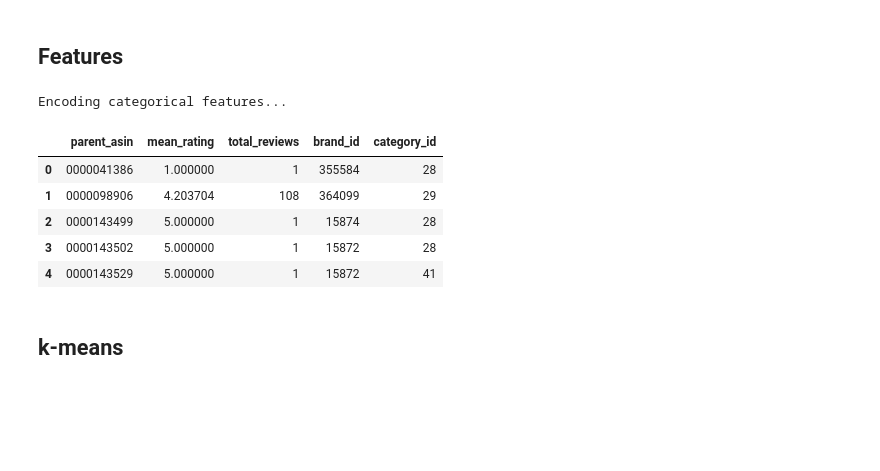
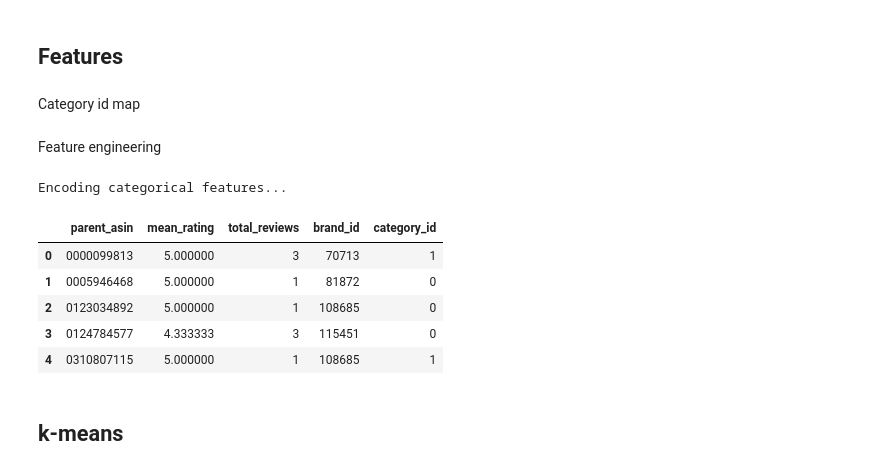
Before and after one commit to Algoholics-Anonymous/COMP3610A3, a Jupyter notebook: Clustering_KMeans.ipynb, the cells around one changed output. Saved outputs shown, nothing was run; the diff lists cells and outputs as text; code cells hidden in the pictures; blank space fills up the shorter version.

```diff
--- a/Clustering_KMeans.ipynb
+++ b/Clustering_KMeans.ipynb
@@ -70,13 +70,13 @@ def get_needed_cols(base_path, category):
     gc.collect()
     return df
 # %%
-base_path= Path(r"F:\Saeed\frames")
+base_path= Path(f"D:\COMP3610A3\dataframes")
 
 dfs = []
 
 #test run. Please run this to ensure you are getting the categories in the list below
 #Once working, comment test code and uncomment real code and then Run All
-categories= VALID_CATEGORIES
+categories= ['All_Beauty', 'Amazon_Fashion', 'Appliances']
 for category in categories:
     x = get_needed_cols(base_path, category)
     dfs.append(x)
@@ -86,2 +96,4 @@ df = pd.concat(dfs, ignore_index=True)
 # %% [markdown]
 ## Features
+# %% [markdown]
+Category id map
@@ -88,41 +137,45 @@ df = pd.concat(dfs, ignore_index=True)
+# %% [markdown]
+Feature engineering
 # %%
 # Compute mean rating and total reviews for products
 product_df = df.groupby('parent_asin').agg(
     mean_rating=('rating', 'mean'),
     total_reviews=('rating', 'count'),
     brand=('brand', lambda x: x.iloc[0]),
     main_category=('main_category', lambda x: x.iloc[0]),
 ).reset_index()
 
 # Delete df to free up memory
 del df
 gc.collect()
 
 # Encode categorical features, brand and main_category
 print(f"Encoding categorical features...")
 product_df['brand'] = product_df['brand'].fillna('Unknown')
 product_df['main_category'] = product_df['main_category'].fillna('Unknown')
 
+# Map category IDs
+product_df['main_category'] = product_df['main_category'].str.replace('&', 'and').str.lower()
+product_df['category_id'] = product_df['main_category'].map(category_map).fillna(33).astype(int)
+
 # Apply label encoding
 encoder_brand = LabelEncoder()
-encoder_main_category = LabelEncoder()
-
+product_df['brand'] = product_df['brand'].str.lower()
 product_df['brand_id'] = encoder_brand.fit_transform(product_df['brand'])
-product_df['category_id'] = encoder_main_category.fit_transform(product_df['main_category'])
-product_df = product_df.drop(columns=['brand', 'main_category'])
 
 # Prepare matrix
+product_df = product_df[['parent_asin', 'mean_rating', 'total_reviews', 'brand_id', 'category_id']]
 features = product_df[['mean_rating', 'total_reviews', 'brand_id', 'category_id']]
 
 product_df.head()
 # %% [output]
 Encoding categorical features...
 |  | parent_asin | mean_rating | total_reviews | brand_id | category_id |
-| 0 | 0000041386 | 1.000000 | 1 | 355584 | 28 |
-| 1 | 0000098906 | 4.203704 | 108 | 364099 | 29 |
-| 2 | 0000143499 | 5.000000 | 1 | 15874 | 28 |
-| 3 | 0000143502 | 5.000000 | 1 | 15872 | 28 |
-| 4 | 0000143529 | 5.000000 | 1 | 15872 | 41 |
+| 0 | 0000099813 | 5.000000 | 3 | 70713 | 1 |
+| 1 | 0005946468 | 5.000000 | 1 | 81872 | 0 |
+| 2 | 0123034892 | 5.000000 | 1 | 108685 | 0 |
+| 3 | 0124784577 | 4.333333 | 3 | 115451 | 0 |
+| 4 | 0310807115 | 5.000000 | 1 | 108685 | 1 |
 # %% [markdown]
 ## k-means
 # %%
```
Also changed, not shown: parts of 13 cells of this notebook.
